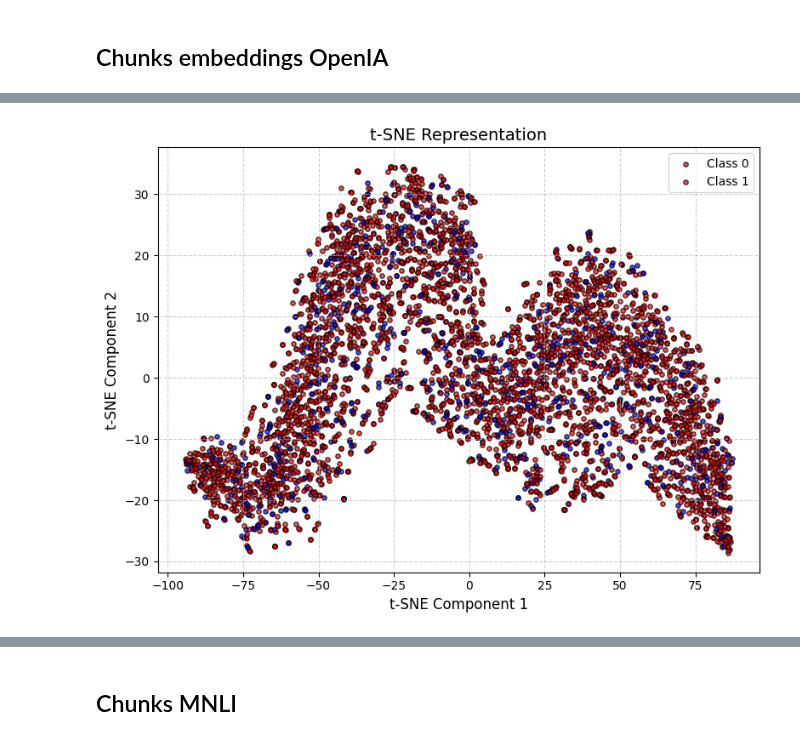
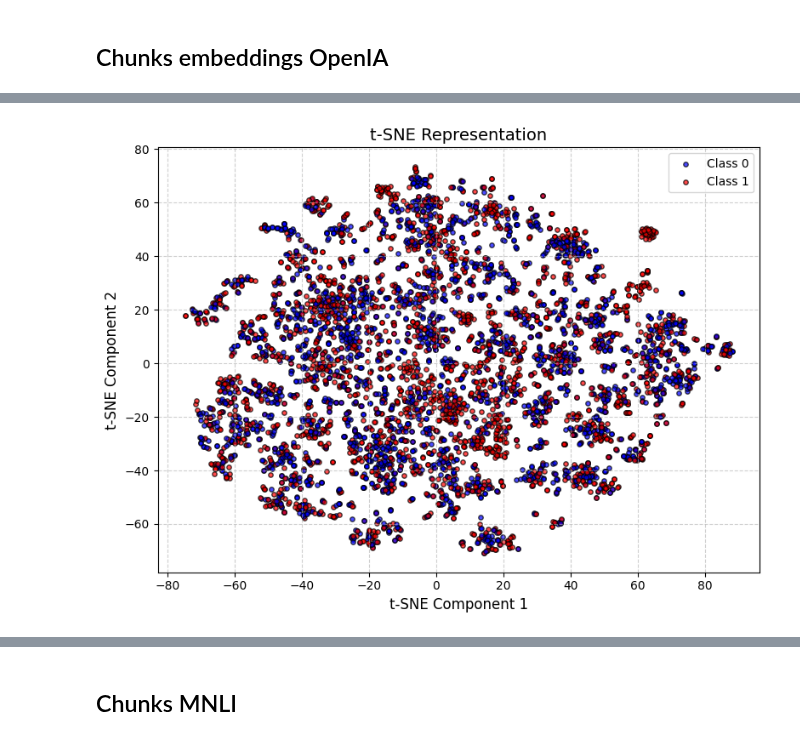
Before and after one commit to miguel-kjh/summarization-multilingual, a Jupyter notebook: clf_cluster.ipynb, the cells around one changed output, grey strips where cells are left out. Drawn from its saved outputs; the diff is of its cells as text; code cells hidden in the pictures.

```diff
--- a/clf_cluster.ipynb
+++ b/clf_cluster.ipynb
@@ -339,5 +358,13 @@ dataset_test_path = "data/04-clustering/spanish-chunks-openai/clustring_embeddin
 dataset_train = read_pickle(dataset_train_path)
 dataset_val = read_pickle(dataset_val_path)
 # sum dataset_train and dataset_val into dataset_train
-dataset_train = pd.concat([dataset_train, dataset_val], ignore_index=True)
 dataset_test = read_pickle(dataset_test_path)
+dataset = pd.concat([dataset_train, dataset_val, dataset_test], ignore_index=True)
+# balance dataset
+#plot_label_distribution(dataset['label'].value_counts())
+df_balanced = balance_dataset(dataset)
+#plot_label_distribution(df_balanced['label'].value_counts(), title="Balanced Distribution of Labels")
+# split dataset into dataset_train and dataset_test
+X_train, y_train = np.array(df_balanced["sample"].to_list()), np.array(df_balanced["label"].to_list())
+
+X_train, X_test, y_train, y_test = train_test_split(X_train, y_train, test_size=0.2, random_state=SEED)
@@ -388,7 +370,0 @@ Test MLP
-# %%
-# transform data using the encoder part of the autoencoder
-X_train = linear_autoencoder.features(torch.tensor(df_balanced["sample"].values.tolist(), dtype=torch.float32)).detach().numpy()
-y_train = np.array(df_balanced["label"].values.tolist())
-
-X_test = linear_autoencoder.features(torch.tensor(dataset_test["sample"].values.tolist(), dtype=torch.float32)).detach().numpy()
-y_test = np.array(dataset_test["label"].values.tolist())
@@ -458,0 +410,3 @@ DummyClassifier                      0.01
+# %%
+X_train_ae, X_test_ae = get_low_dimension_by_AE(X_train, X_test, y_train, y_test, autoencoder_type = "linear", dim_out=512)
+print(X_train_ae.shape)
@@ -459,8 +440,7 @@ DummyClassifier                      0.01
 # %%
 # tsne
-X_2d = apply_tsne_to_numpy(X_train)
+
+X_2d = apply_tsne_to_numpy(X_train_ae)
+plot_tsne(X_2d, y_train)
+# %% [output]
+[figure, added]
-# %%
-# plot
-plot_tsne(X_2d, y_train)
-# %% [output]
-[figure, removed]
```
Also changed, not shown: parts of 20 cells of this notebook, 1 other file.
